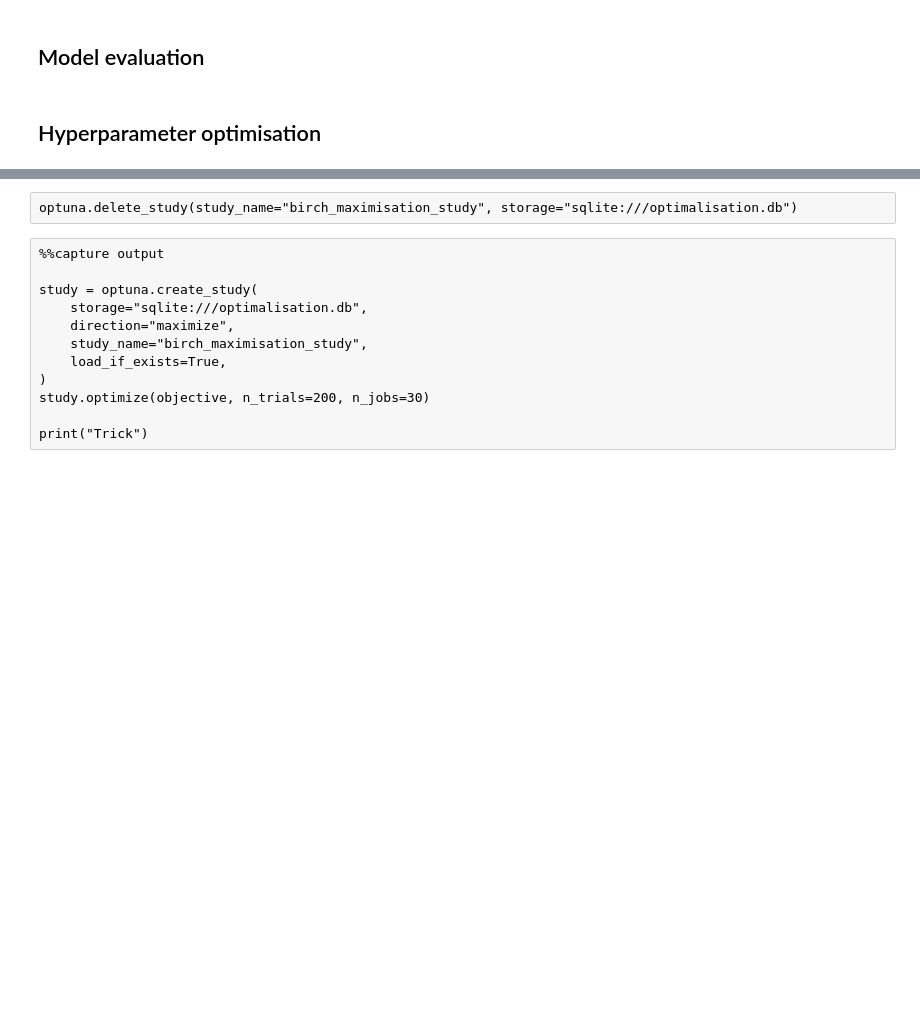
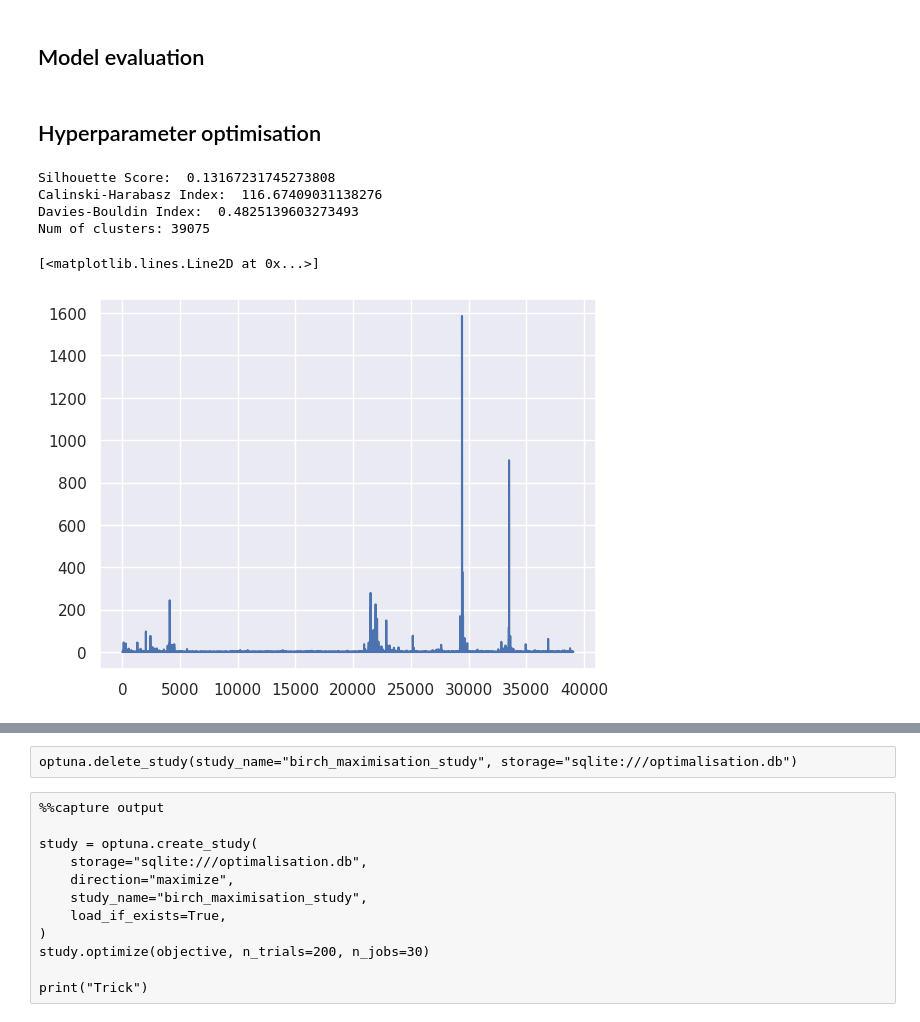
Before and after one commit to Kairixir/URL-domain-name-clustering, a Jupyter notebook: bachelor_thesis.ipynb, the cells around one changed output, grey strips where cells are left out. Drawn from its saved outputs; the diff is of its cells as text; code cells hidden in the pictures; blank space fills up the shorter version.

```diff
--- a/bachelor_thesis.ipynb
+++ b/bachelor_thesis.ipynb
@@ -726,9 +726,9 @@ Columns left: Index(['domain_length', 'subdomain_length', 'TLD_length', 'num_of_
 # %%
 tfidf_lsas = preprocess_tfidf(
     urls_extracted_df,
-    ["domain", "subdomain", "TLD"],
-    [(1, 4), (1, 4), (3, 4)],
-    [10, 15, 10],
+    ["domainTLD", "subdomain"],
+    [(5, 8), (2, 5)],
+    [138, 121],
 )
 # %%
 X_all_nonstandardised = np.hstack([urls_matrix] + tfidf_lsas)
@@ -800,2 +782,27 @@ plt.plot(np.bincount(labels))
 # %% [markdown]
 ## Hyperparameter optimisation
+# %%
+birch = train_BIRCH(X_all, 265, 4.07)
+# Get the cluster labels for each data point
+labels = birch.labels_
+X_subsample, labels_subsample = subsample(X_all, 20000, 24, labels)
+metrics = evaluate_model(X_subsample, labels_subsample)
+
+# TODO: Create domain names and labels list to see which connects to which.
+# It can be done by keeping the random generated indices from subsample
+
+# Print the scores
+print("Silhouette Score: ", metrics[0])
+print("Calinski-Harabasz Index: ", metrics[1])
+print("Davies-Bouldin Index: ", metrics[2])
+
+print(f"Num of clusters: {len([node for node in birch.subcluster_centers_])}")
+
+plt.plot(np.bincount(labels_subsample))
+# %% [output]
+Silhouette Score:  0.13167231745273808
+Calinski-Harabasz Index:  116.67409031138276
+Davies-Bouldin Index:  0.4825139603273493
+Num of clusters: 39075
+[<matplotlib.lines.Line2D at 0x...>]
+[figure, added]
```
Also changed, not shown: parts of 12 cells of this notebook, 3 other files.
